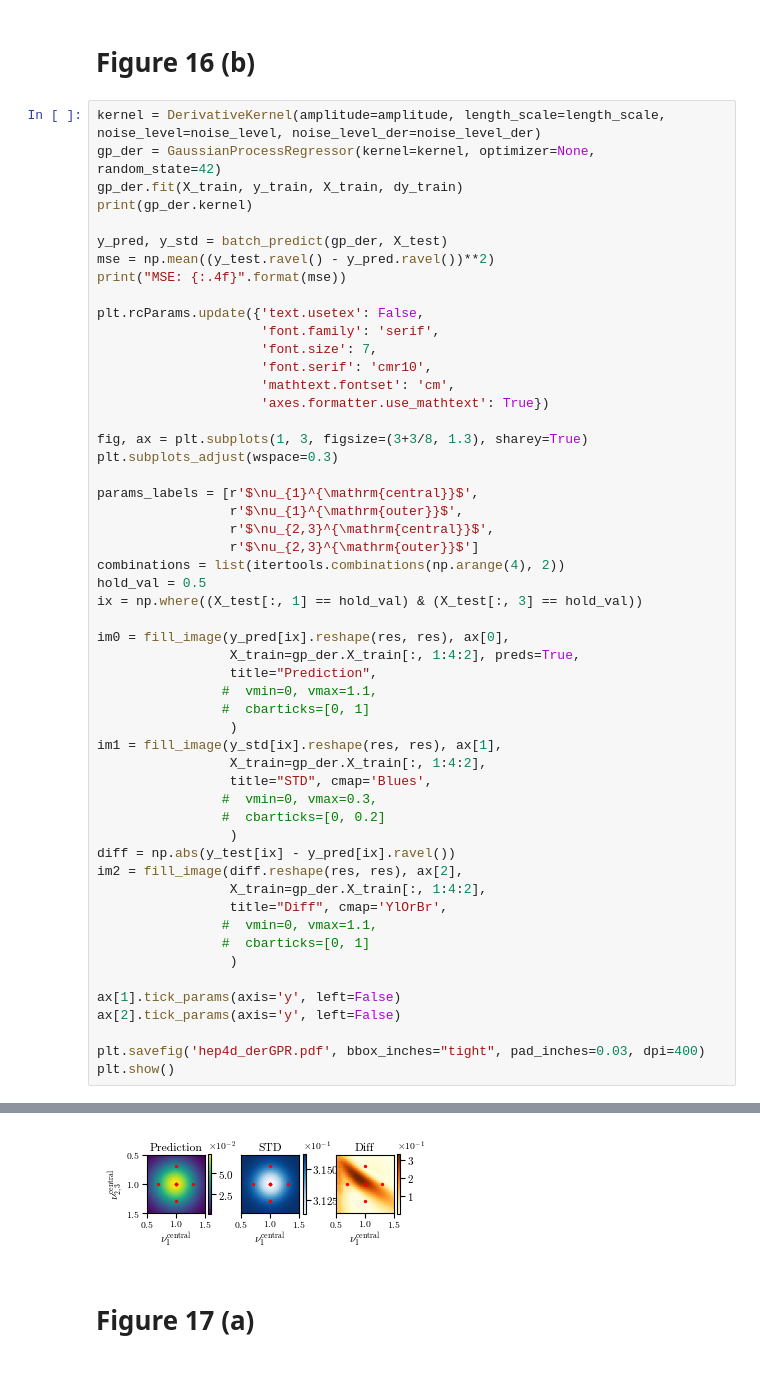
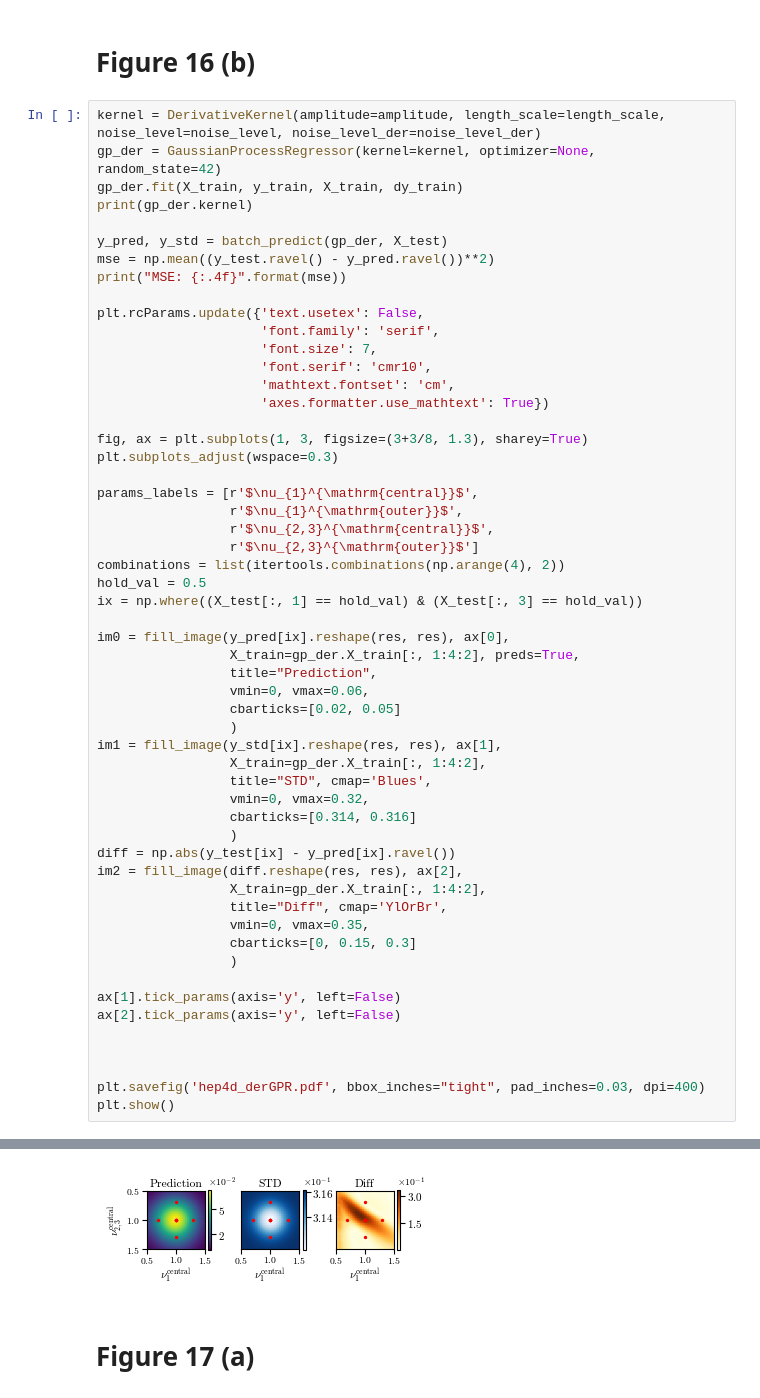
Before and after one commit to alexxromero/gpder, a Jupyter notebook: paper_figures/HEP_4D/plots.ipynb, the cells around one changed output, grey strips where cells are left out. Saved outputs shown, nothing was run; the diff lists cells and outputs as text.

```diff
--- a/paper_figures/HEP_4D/plots.ipynb
+++ b/paper_figures/HEP_4D/plots.ipynb
@@ -357,40 +357,42 @@ plt.subplots_adjust(wspace=0.3)
 params_labels = [r'$\nu_{1}^{\mathrm{central}}$',
                  r'$\nu_{1}^{\mathrm{outer}}$',
                  r'$\nu_{2,3}^{\mathrm{central}}$',
                  r'$\nu_{2,3}^{\mathrm{outer}}$']
 combinations = list(itertools.combinations(np.arange(4), 2))
 hold_val = 0.5
 ix = np.where((X_test[:, 1] == hold_val) & (X_test[:, 3] == hold_val))
 
 im0 = fill_image(y_pred[ix].reshape(res, res), ax[0],
                  X_train=gp_der.X_train[:, 1:4:2], preds=True,
                  title="Prediction",
-                #  vmin=0, vmax=1.1,
-                #  cbarticks=[0, 1]
+                 vmin=0, vmax=0.06,
+                 cbarticks=[0.02, 0.05]
                  )
 im1 = fill_image(y_std[ix].reshape(res, res), ax[1],
                  X_train=gp_der.X_train[:, 1:4:2],
                  title="STD", cmap='Blues',
-                #  vmin=0, vmax=0.3,
-                #  cbarticks=[0, 0.2]
+                 vmin=0, vmax=0.32,
+                 cbarticks=[0.314, 0.316]
                  )
 diff = np.abs(y_test[ix] - y_pred[ix].ravel())
 im2 = fill_image(diff.reshape(res, res), ax[2],
                  X_train=gp_der.X_train[:, 1:4:2],
                  title="Diff", cmap='YlOrBr',
-                #  vmin=0, vmax=1.1,
-                #  cbarticks=[0, 1]
+                 vmin=0, vmax=0.35,
+                 cbarticks=[0, 0.15, 0.3]
                  )
 
 ax[1].tick_params(axis='y', left=False)
 ax[2].tick_params(axis='y', left=False)
 
+
+
 plt.savefig('hep4d_derGPR.pdf', bbox_inches="tight", pad_inches=0.03, dpi=400)
 plt.show()
 # %% [output]
 0.316**2 * DerivativeRBF(length_scale=0.25) + WhiteKernel(noise_level=0.01) + WhiteKernel_der(noise_level=3.16)
 MSE: 0.0782
-[figure, old version]
+[figure, new version]
 # %% [markdown]
 # Figure 17 (a)
 # %%
```
Also changed, not shown: parts of 8 cells of this notebook, 35 other files.
